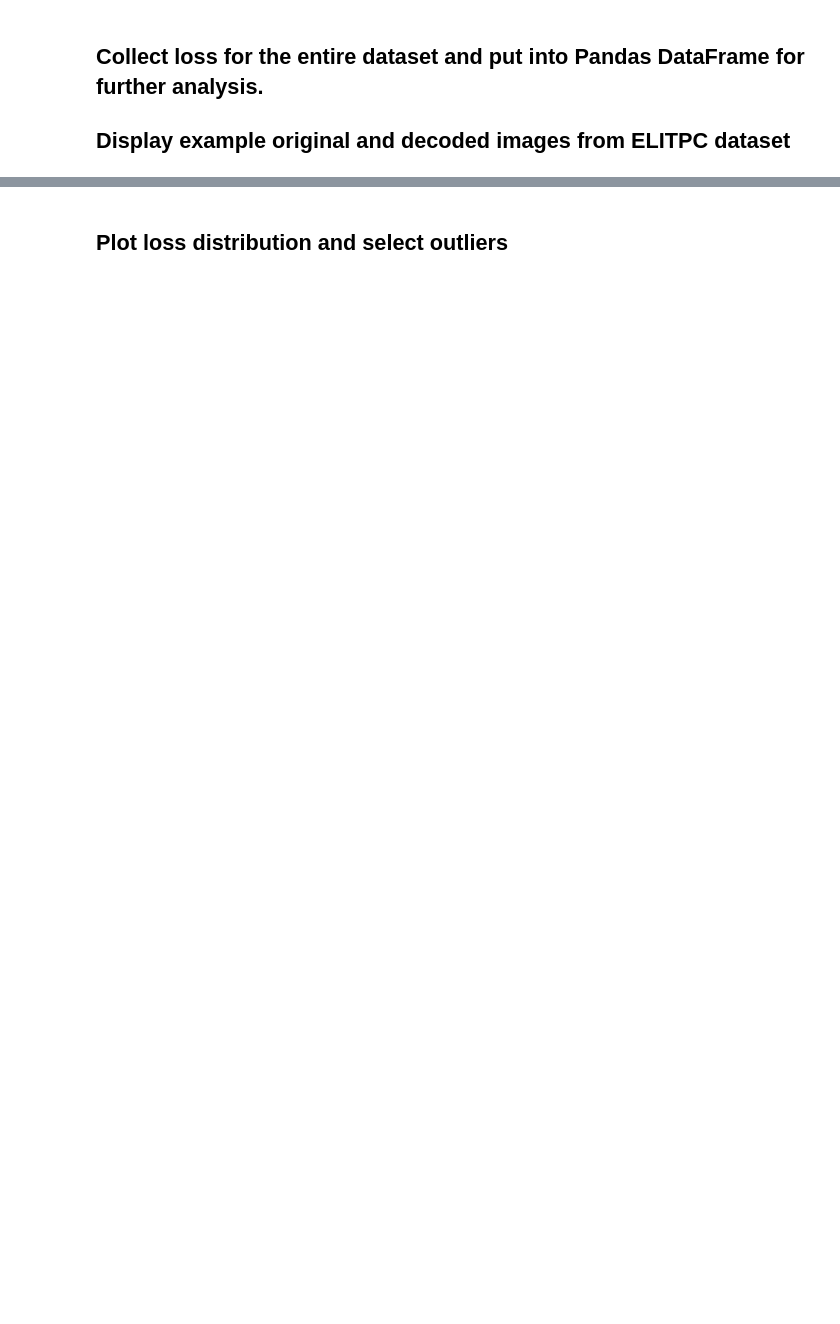
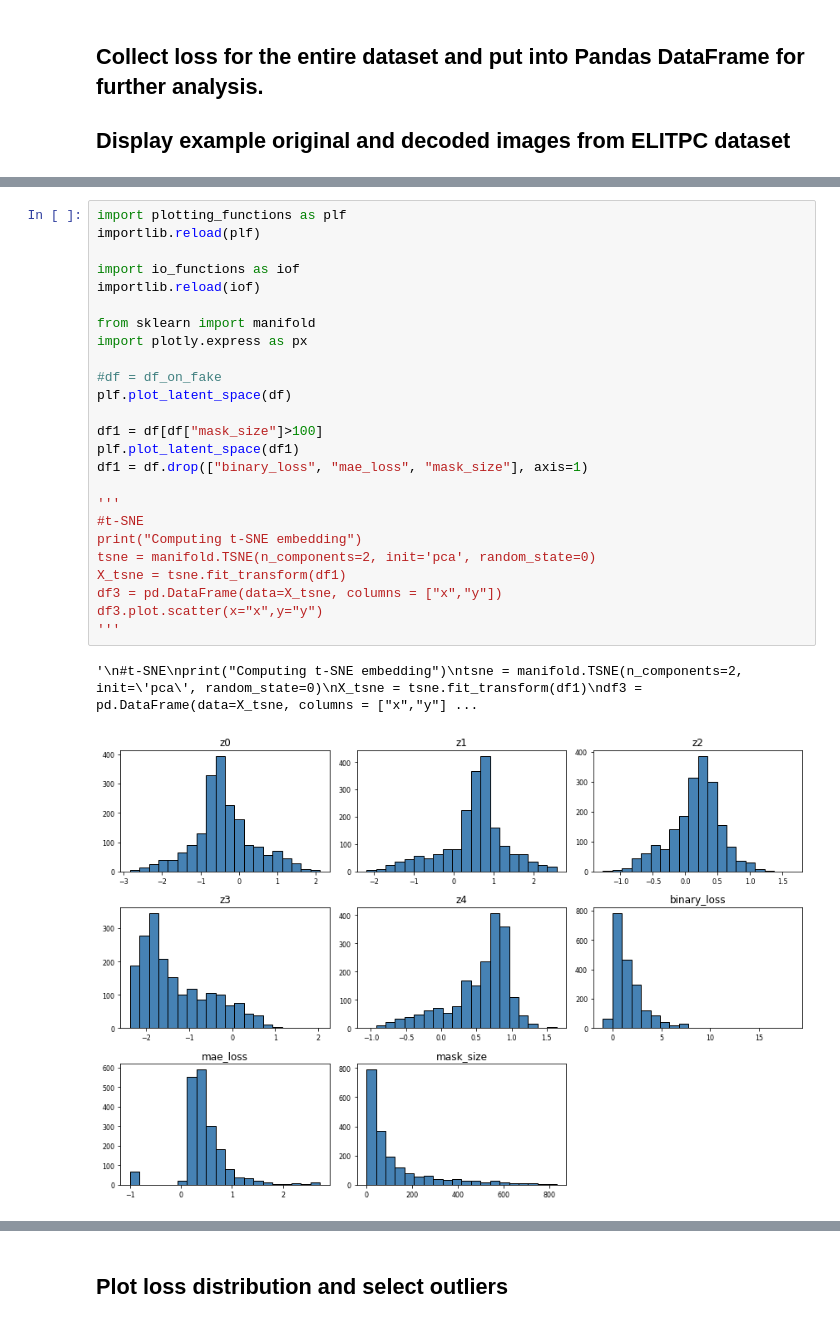
Before and after one commit to akalinow/MachineLearning, a Jupyter notebook: ELITPC/VAE_ELITPC_ROI.ipynb, the cells around one changed output, grey strips where cells are left out. Cells and saved outputs as stored; diff of their text form; blank space fills up the shorter version.

```diff
--- a/ELITPC/VAE_ELITPC_ROI.ipynb
+++ b/ELITPC/VAE_ELITPC_ROI.ipynb
@@ -323,0 +367,28 @@ df = pd.DataFrame(data=losses)
+# %%
+import plotting_functions as plf
+importlib.reload(plf)
+
+import io_functions as iof
+importlib.reload(iof)
+
+from sklearn import manifold
+import plotly.express as px
+
+#df = df_on_fake
+plf.plot_latent_space(df)
+
+df1 = df[df["mask_size"]>100]
+plf.plot_latent_space(df1)
+df1 = df.drop(["binary_loss", "mae_loss", "mask_size"], axis=1)
+
+'''
+#t-SNE
+print("Computing t-SNE embedding")
+tsne = manifold.TSNE(n_components=2, init='pca', random_state=0)
+X_tsne = tsne.fit_transform(df1)
+df3 = pd.DataFrame(data=X_tsne, columns = ["x","y"])
+df3.plot.scatter(x="x",y="y")
+'''
+# %% [output]
+'\n#t-SNE\nprint("Computing t-SNE embedding")\ntsne = manifold.TSNE(n_components=2, init=\'pca\', random_state=0)\nX_tsne = tsne.fit_transform(df1)\ndf3 = pd.DataFrame(data=X_tsne, columns = ["x","y"] ...
+[figure, added]
```
Also changed, not shown: parts of 16 cells of this notebook, 2 other files.
